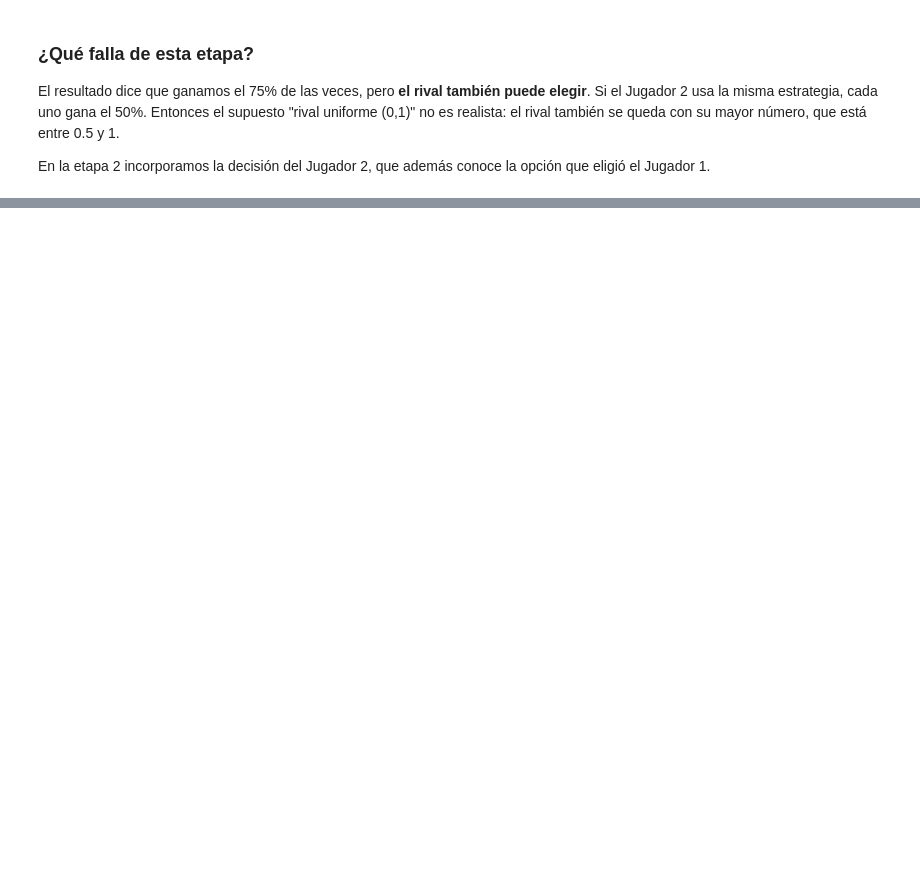
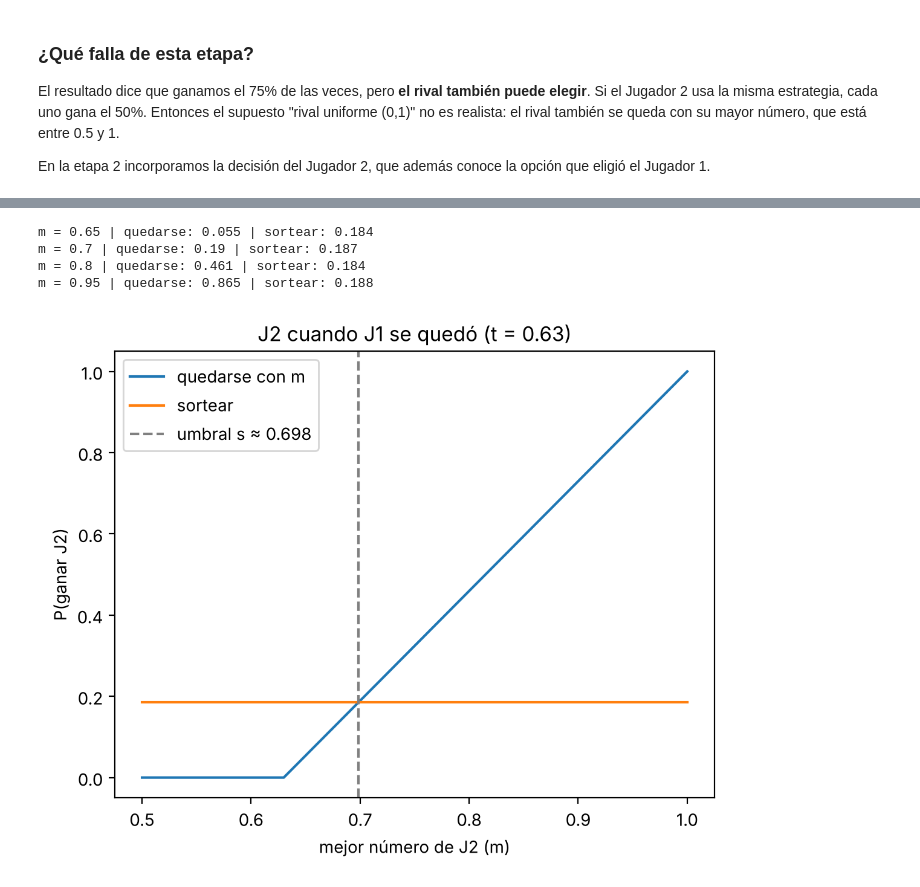
Before and after one commit to VictoriaMarull/finalTRPIII, a Jupyter notebook: trp3.ipynb, the cells around one changed output, grey strips where cells are left out. Saved outputs shown, nothing was run; the diff lists cells and outputs as text; code cells hidden in the pictures; blank space fills up the shorter version.

```diff
--- a/trp3.ipynb
+++ b/trp3.ipynb
@@ -421,0 +486,34 @@ Sin embargo, esta conclusión todavía no representa la estrategia óptima del j
+# %%
+# Verificación por simulación
+def simular_j2(m, t, n):
+    j1 = np.random.uniform(t, 1, n)     # número de J1, uniforme entre t y 1
+    nuevo = np.random.rand(n)           # número nuevo si J2 sortea
+    gana_quedarse = np.mean(m > j1)
+    gana_sortear = np.mean(nuevo > j1)
+    return gana_quedarse, gana_sortear
+
+for m in [0.65, 0.70, 0.80, 0.95]:
+    p1, p2 = simular_j2(m, 0.63, 100000)
+    print("m =", m, "| quedarse:", round(p1, 3), "| sortear:", round(p2, 3))
+# %% [output]
+m = 0.65 | quedarse: 0.055 | sortear: 0.184
+m = 0.7 | quedarse: 0.19 | sortear: 0.187
+m = 0.8 | quedarse: 0.461 | sortear: 0.184
+m = 0.95 | quedarse: 0.865 | sortear: 0.188
+# %%
+ms = np.linspace(0.5, 1, 51)
+
+quedarse = []
+for m in ms:
+    quedarse.append(p_quedarse_j2(m, t))
+
+plt.plot(ms, quedarse, label="quedarse con m")
+plt.plot(ms, [p_sortear_j2(t)] * len(ms), label="sortear")
+plt.axvline(umbral_j2(t), color="gray", linestyle="--", label="umbral s ≈ 0.698")
+plt.xlabel("mejor número de J2 (m)")
+plt.ylabel("P(ganar J2)")
+plt.title("J2 cuando J1 se quedó (t = 0.63)")
+plt.legend()
+plt.show()
+# %% [output]
+[figure, added]
```
Also changed, not shown: parts of 27 cells of this notebook.
